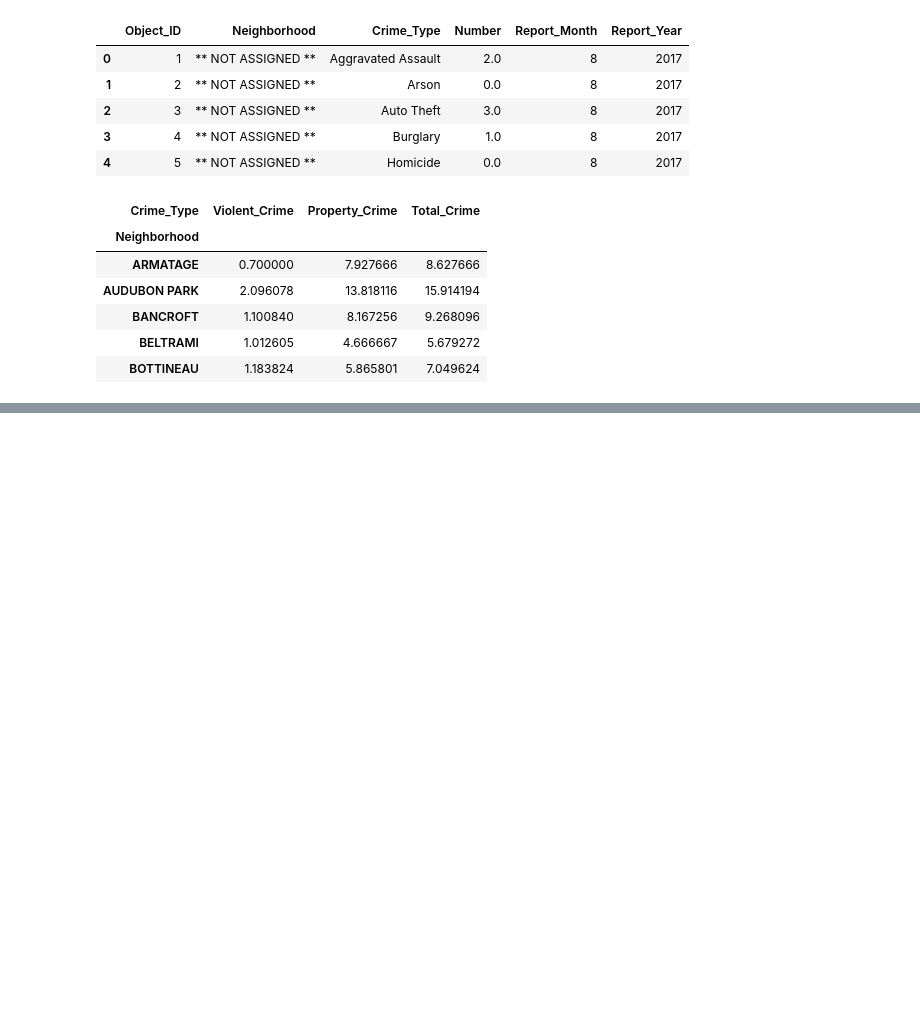
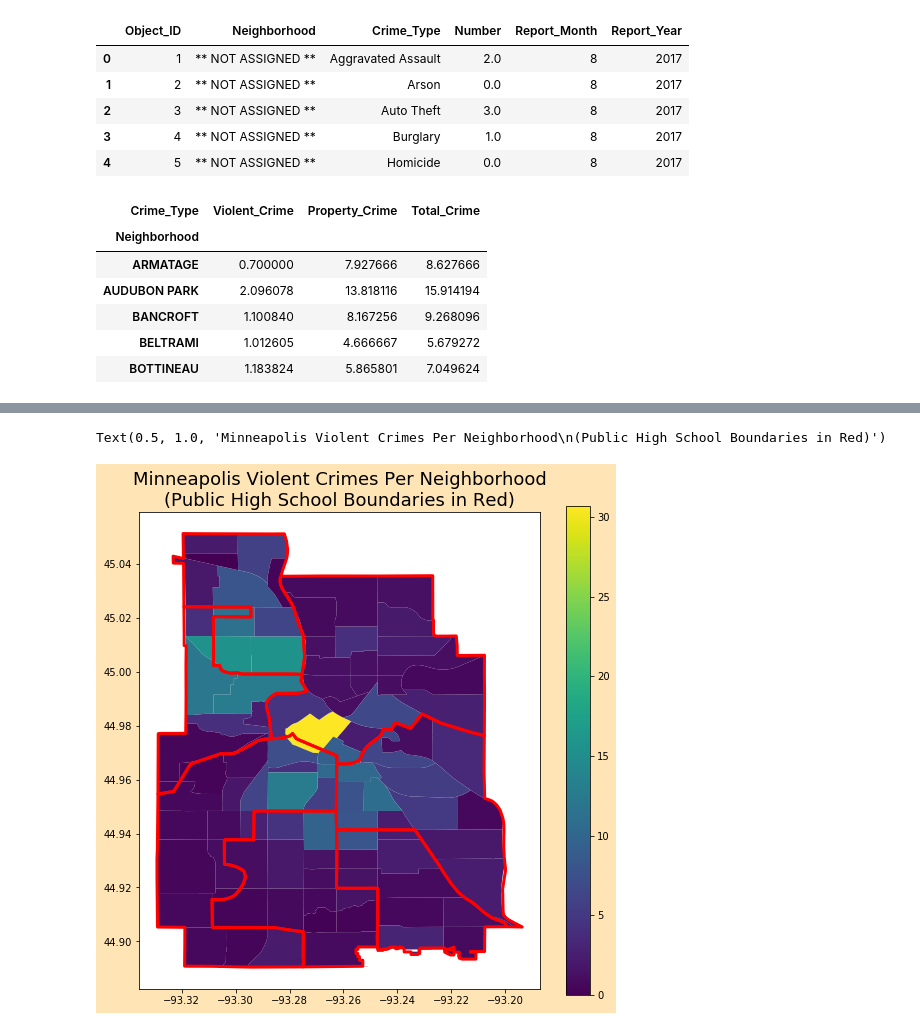
Before and after one commit to alvern/Group_Project_Grad_Rates, a Jupyter notebook: Heatmaps_Jack.ipynb, the cells around one changed output, grey strips where cells are left out. Saved outputs shown, nothing was run; the diff lists cells and outputs as text; code cells hidden in the pictures; blank space fills up the shorter version.

```diff
--- a/Heatmaps_Jack.ipynb
+++ b/Heatmaps_Jack.ipynb
@@ -584,0 +543,20 @@ mpls_high_schools
+# %%
+# Visualize city crimes against high school attendance areas
+
+fig, ax = plt.subplots(figsize=(9,9), facecolor='moccasin')
+
+# set aspect to equal
+ax.set_aspect('equal')
+
+# plot school attendance area boundaries
+mpls_high_schools.geometry.boundary.plot(ax=ax, color='red', linewidth=3)
+
+# Plot crimes by neighborhood
+combined_hoods.plot(ax=ax, column='Violent_Crime', legend=True)
+
+plt.title("Minneapolis Violent Crimes Per Neighborhood\n"\
+         "(Public High School Boundaries in Red)",
+         fontsize=18)
+# %% [output]
+Text(0.5, 1.0, 'Minneapolis Violent Crimes Per Neighborhood\n(Public High School Boundaries in Red)')
+[figure, added]
```
Also changed, not shown: parts of 19 cells of this notebook, 2 other files.
